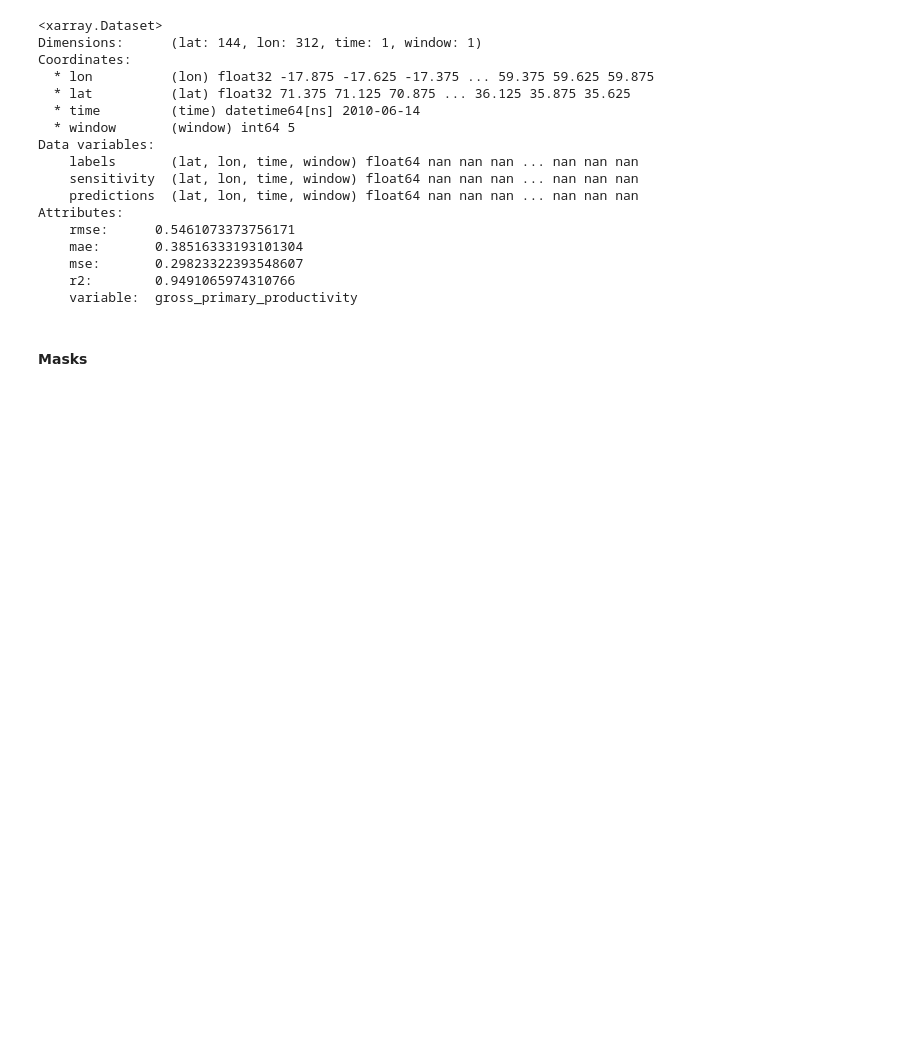
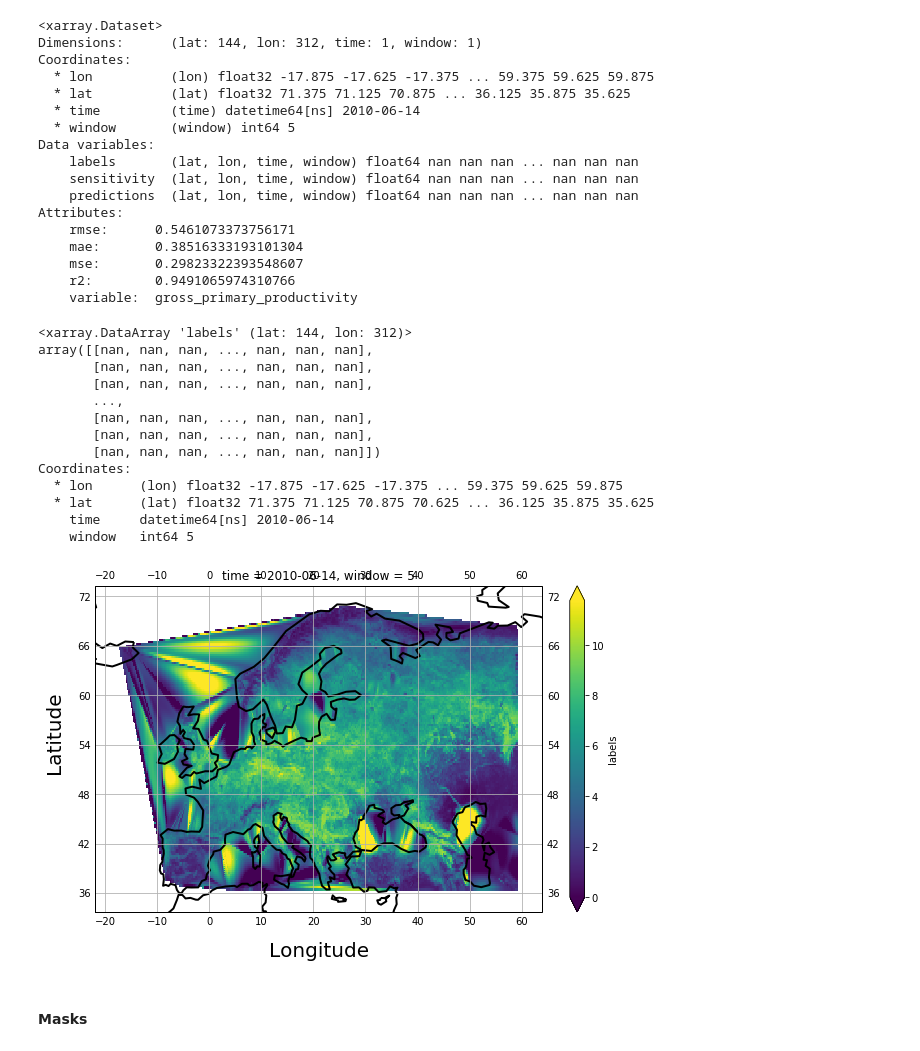
Before and after one commit to IPL-UV/sakame, a Jupyter notebook: notebooks/2_spatial_sampling_model.ipynb, the cells around one changed output. Cells and saved outputs as stored; diff of their text form; code cells hidden in the pictures; blank space fills up the shorter version.

Commit message:
Reding Experiments to notebooks. Error in final data.

```diff
--- a/notebooks/2_spatial_sampling_model.ipynb
+++ b/notebooks/2_spatial_sampling_model.ipynb
@@ -242,6 +249,50 @@ Attributes:
     mse:       0.29823322393548607
     r2:        0.9491065974310766
     variable:  gross_primary_productivity
+# %%
+# select data subset
+subset = xr_results.labels.isel(window=0).isel(time=0)
+
+print(subset)
+fig = plt.figure(figsize=(10, 6))
+
+ax = fig.add_subplot(111, projection=ccrs.PlateCarree(), aspect='auto')
+
+
+p = subset.plot.pcolormesh(
+    ax=ax, transform=ccrs.PlateCarree(),
+    robust=True, cmap='viridis', vmin=0,
+#         cbar_kwargs={'label': subset.gross_primary_productivity.units,
+#                      'format': '%.1f'}
+)
+# cbar = fig.colorbar(p)
+ax.coastlines(linewidth=2)
+ax.gridlines(draw_labels=True)
+ax.text(-0.07, 0.55, 'Latitude', va='bottom', ha='center',
+        rotation='vertical', rotation_mode='anchor', fontsize=20,
+        transform=ax.transAxes)
+ax.text(0.5, -0.15, 'Longitude', va='bottom', ha='center',
+        rotation='horizontal', rotation_mode='anchor', fontsize=20,
+        transform=ax.transAxes)
+plt.tight_layout()
+# save_plt_name = f'{variable}_labels_mean_before_{window_size}'
+# plt.savefig(figures_path + save_plt_name + '.png')
+plt.show()
+# %% [output]
+<xarray.DataArray 'labels' (lat: 144, lon: 312)>
+array([[nan, nan, nan, ..., nan, nan, nan],
+       [nan, nan, nan, ..., nan, nan, nan],
+       [nan, nan, nan, ..., nan, nan, nan],
+       ...,
+       [nan, nan, nan, ..., nan, nan, nan],
+       [nan, nan, nan, ..., nan, nan, nan],
+       [nan, nan, nan, ..., nan, nan, nan]])
+Coordinates:
+  * lon      (lon) float32 -17.875 -17.625 -17.375 ... 59.375 59.625 59.875
+  * lat      (lat) float32 71.375 71.125 70.875 70.625 ... 36.125 35.875 35.625
+    time     datetime64[ns] 2010-06-14
+    window   int64 5
+[figure, added]
 # %% [markdown]
 #### Masks
 # %%
```
Also changed, not shown: parts of 12 cells of this notebook, 7 other files.
